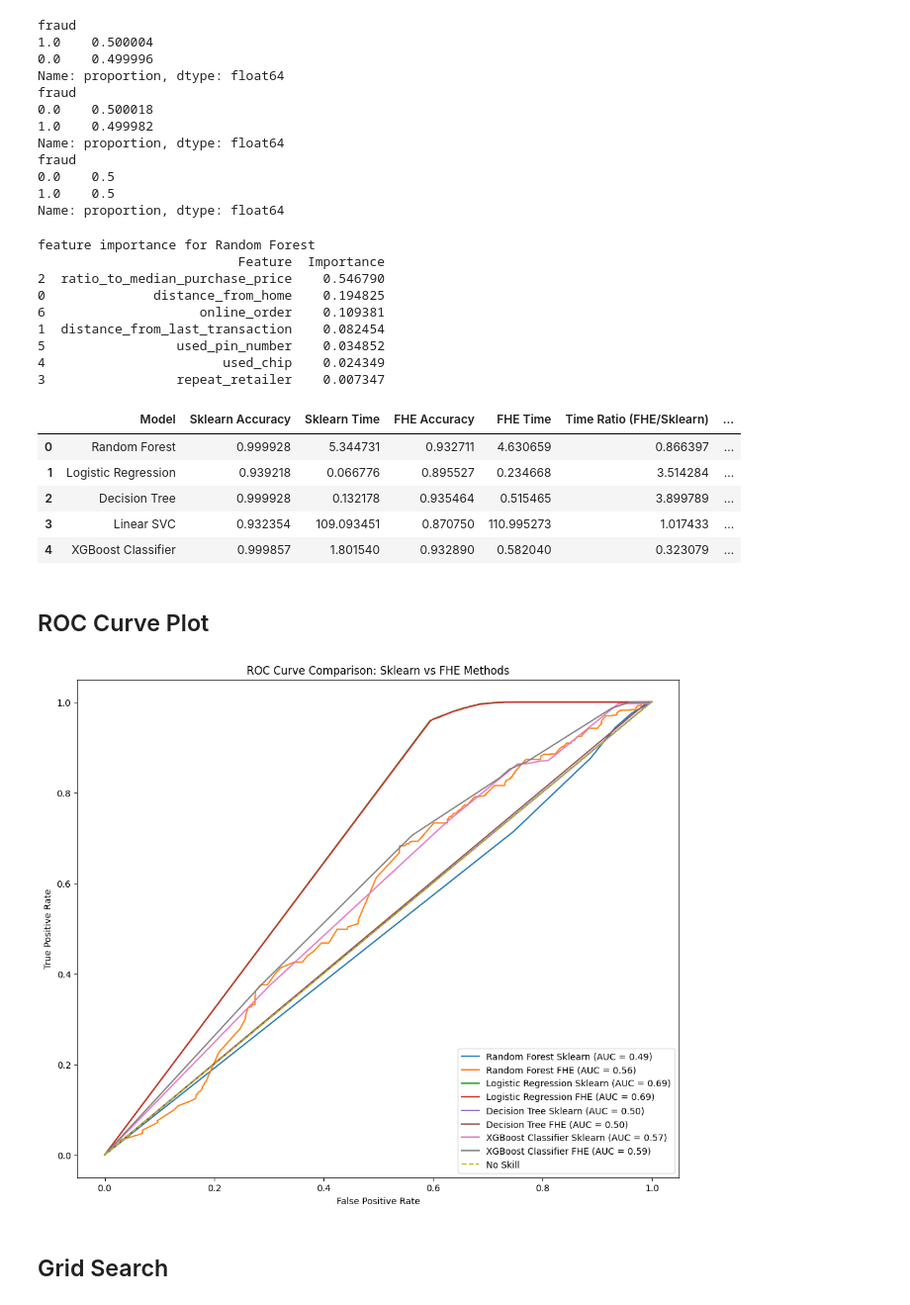
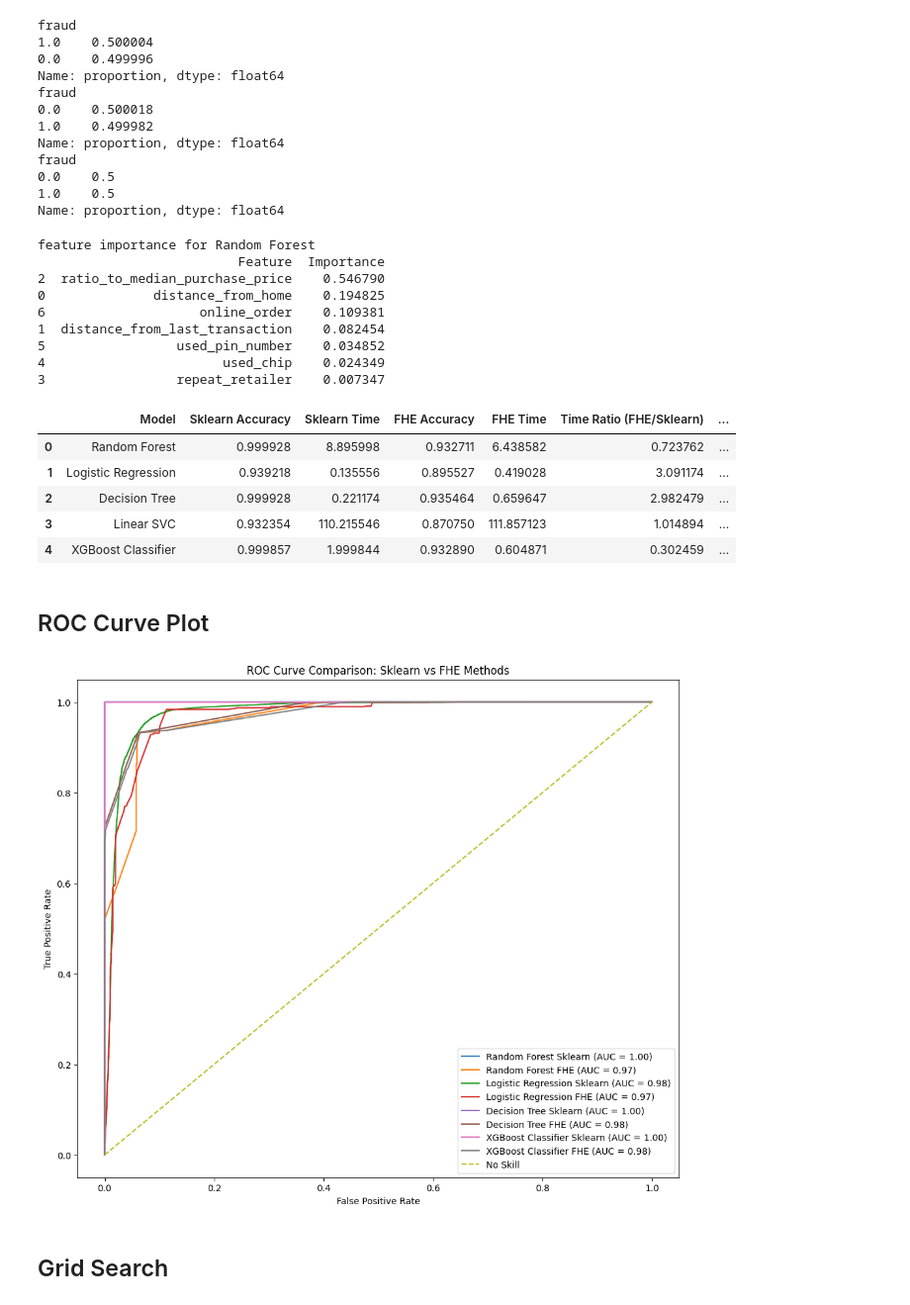
Before and after one commit to CirSandro/PFEE-ZAMA, a Jupyter notebook: src/card_credit.ipynb, the cells around one changed output. Shown: that part at 99% size. Cells and saved outputs as stored; diff of their text form; code cells hidden in the pictures.

Commit message:
fix: ROC curves

```diff
--- a/src/card_credit.ipynb
+++ b/src/card_credit.ipynb
@@ -231,6 +231,7 @@ def train_and_evaluate_models(X_train, y_train, X_val, y_val):
     y_train = y_train.astype(int)
     y_val = y_val.astype(int)
 
+    trained_models = {}
     results = []
     for model_name, (sk_model, fhe_model) in models.items():
         start_time = time.time()
@@ -260,7 +261,7 @@ def train_and_evaluate_models(X_train, y_train, X_val, y_val):
 
             # Show feature importances
             print(importance_df)
-
+        trained_models[model_name] = (sk_model, fhe_model)
         results.append({
             "Model": model_name,
             "Sklearn Accuracy": sk_accuracy,
@@ -271,9 +272,9 @@ def train_and_evaluate_models(X_train, y_train, X_val, y_val):
             "Accuracy Ratio (FHE/Sklearn)": accuracy_ratio
         })
     results_df = pd.DataFrame(results)
-    return results_df
+    return results_df, trained_models
 
-results_df = train_and_evaluate_models(X_train_scaled, y_train, X_val_scaled, y_val)
+results_df, trained_models = train_and_evaluate_models(X_train_scaled, y_train, X_val_scaled, y_val)
 results_df
 # %% [output]
 feature importance for Random Forest
@@ -286,42 +287,42 @@ feature importance for Random Forest
 4                       used_chip    0.024349
 3                 repeat_retailer    0.007347
 |  | Model | Sklearn Accuracy | Sklearn Time | FHE Accuracy | FHE Time | Time Ratio (FHE/Sklearn) | ... |
-| 0 | Random Forest | 0.999928 | 5.344731 | 0.932711 | 4.630659 | 0.866397 | ... |
-| 1 | Logistic Regression | 0.939218 | 0.066776 | 0.895527 | 0.234668 | 3.514284 | ... |
-| 2 | Decision Tree | 0.999928 | 0.132178 | 0.935464 | 0.515465 | 3.899789 | ... |
-| 3 | Linear SVC | 0.932354 | 109.093451 | 0.870750 | 110.995273 | 1.017433 | ... |
-| 4 | XGBoost Classifier | 0.999857 | 1.801540 | 0.932890 | 0.582040 | 0.323079 | ... |
+| 0 | Random Forest | 0.999928 | 8.895998 | 0.932711 | 6.438582 | 0.723762 | ... |
+| 1 | Logistic Regression | 0.939218 | 0.135556 | 0.895527 | 0.419028 | 3.091174 | ... |
+| 2 | Decision Tree | 0.999928 | 0.221174 | 0.935464 | 0.659647 | 2.982479 | ... |
+| 3 | Linear SVC | 0.932354 | 110.215546 | 0.870750 | 111.857123 | 1.014894 | ... |
+| 4 | XGBoost Classifier | 0.999857 | 1.999844 | 0.932890 | 0.604871 | 0.302459 | ... |
 # %% [markdown]
 ## ROC Curve Plot
 # %%
-def plot_roc_curves(X_val, y_val, models):
+def plot_roc_curves(X_val, y_val, trained_models):
     plt.figure(figsize=(12, 10))
-    for model_name, (sk_model, fhe_model) in models.items():
+    for model_name, (sk_model, fhe_model) in trained_models.items():
         if hasattr(sk_model, "predict_proba") and model_name != "K-Nearest Neighbors":
             sk_y_pred_proba = sk_model.predict_proba(X_val)[:, 1]
             fhe_y_pred_proba = fhe_model.predict_proba(X_val)[:, 1]
 
             sk_fpr, sk_tpr, _ = roc_curve(y_val, sk_y_pred_proba)
             fhe_fpr, fhe_tpr, _ = roc_curve(y_val, fhe_y_pred_proba)
 
             sk_roc_auc = auc(sk_fpr, sk_tpr)
             fhe_roc_auc = auc(fhe_fpr, fhe_tpr)
 
             plt.plot(sk_fpr, sk_tpr, label=f'{model_name} Sklearn (AUC = {sk_roc_auc:.2f})')
             plt.plot(fhe_fpr, fhe_tpr, label=f'{model_name} FHE (AUC = {fhe_roc_auc:.2f})')
             #if model_name == 'Random Forest': # Save the best model
                 #joblib.dump(fhe_model.get_params(), os.path.join(os.path.abspath(os.getcwd()), '..', 'models', 'fhe_model.pkl'))
 
     plt.plot([0, 1], [0, 1], linestyle='--', label='No Skill')
     plt.xlabel('False Positive Rate')
     plt.ylabel('True Positive Rate')
     plt.title('ROC Curve Comparison: Sklearn vs FHE Methods')
     plt.legend(loc="lower right")
     plt.show()
 
-plot_roc_curves(X_val, y_val, models)
+plot_roc_curves(X_val_scaled, y_val, trained_models)
 # %% [output]
-[figure, old version]
+[figure, new version]
 # %% [markdown]
 ## Grid Search
 # %%
```
Also changed, not shown: parts of 2 cells of this notebook.
